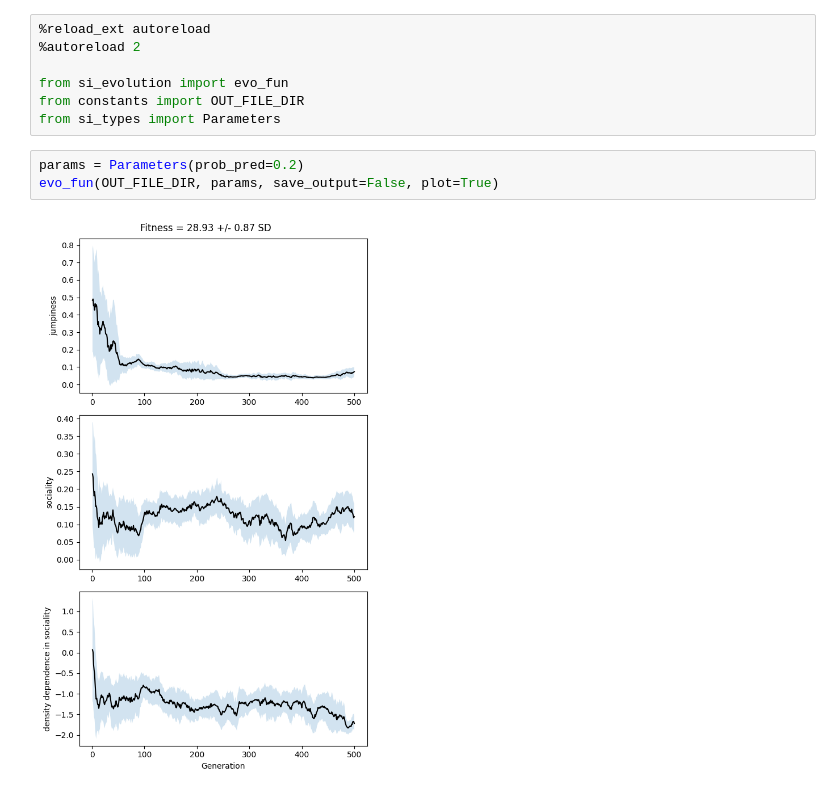
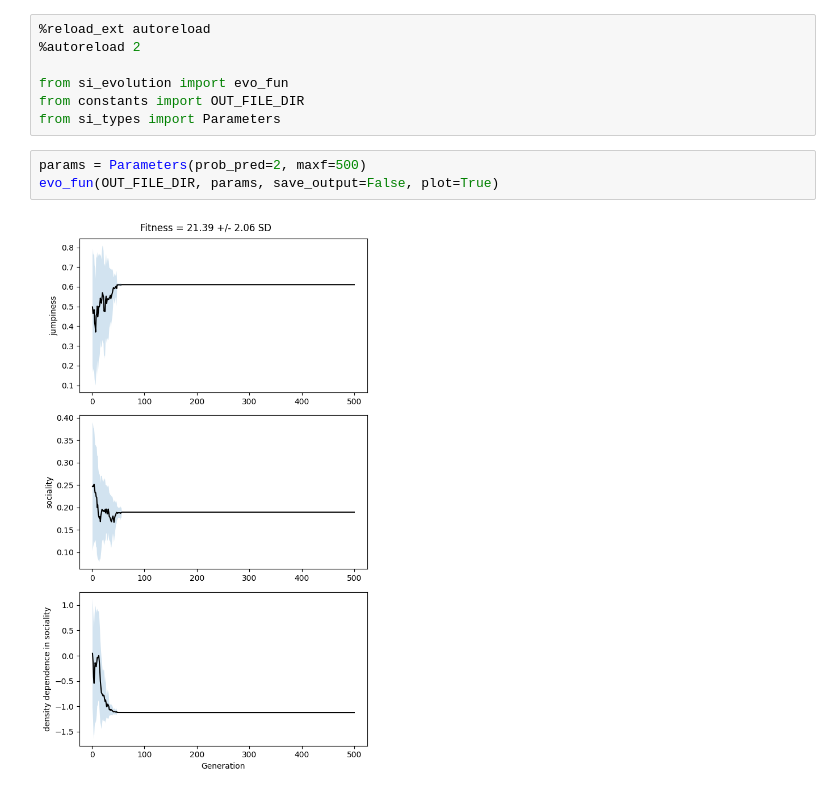
Before and after one commit to vivian-m-li/si_evolution, a Jupyter notebook: run_simulations.ipynb, the cells around one changed output. Cells and saved outputs as stored; diff of their text form.

```diff
--- a/run_simulations.ipynb
+++ b/run_simulations.ipynb
@@ -6,8 +6,8 @@ from si_evolution import evo_fun
 from constants import OUT_FILE_DIR
 from si_types import Parameters
 # %%
-params = Parameters(prob_pred=0.2)
+params = Parameters(prob_pred=2, maxf=500)
 evo_fun(OUT_FILE_DIR, params, save_output=False, plot=True)
 # %% [output]
-[figure, old version]
+[figure, new version]
 # %%
```
Also changed, not shown: parts of 1 cell of this notebook, 3 other files.
